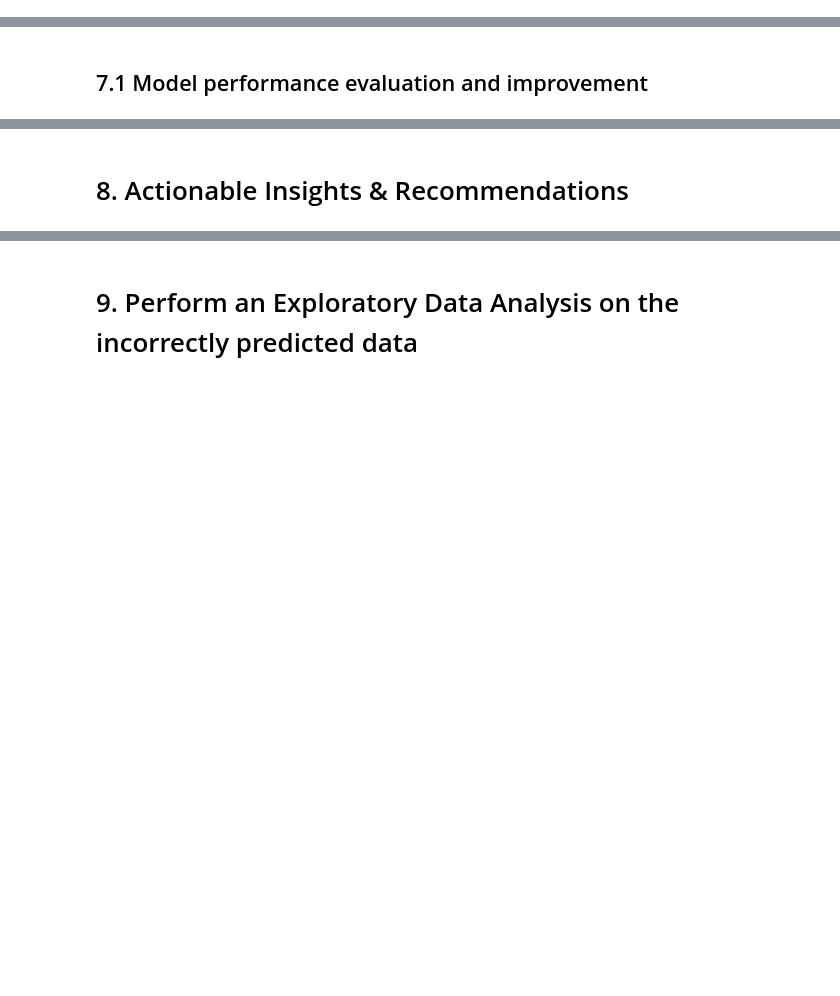
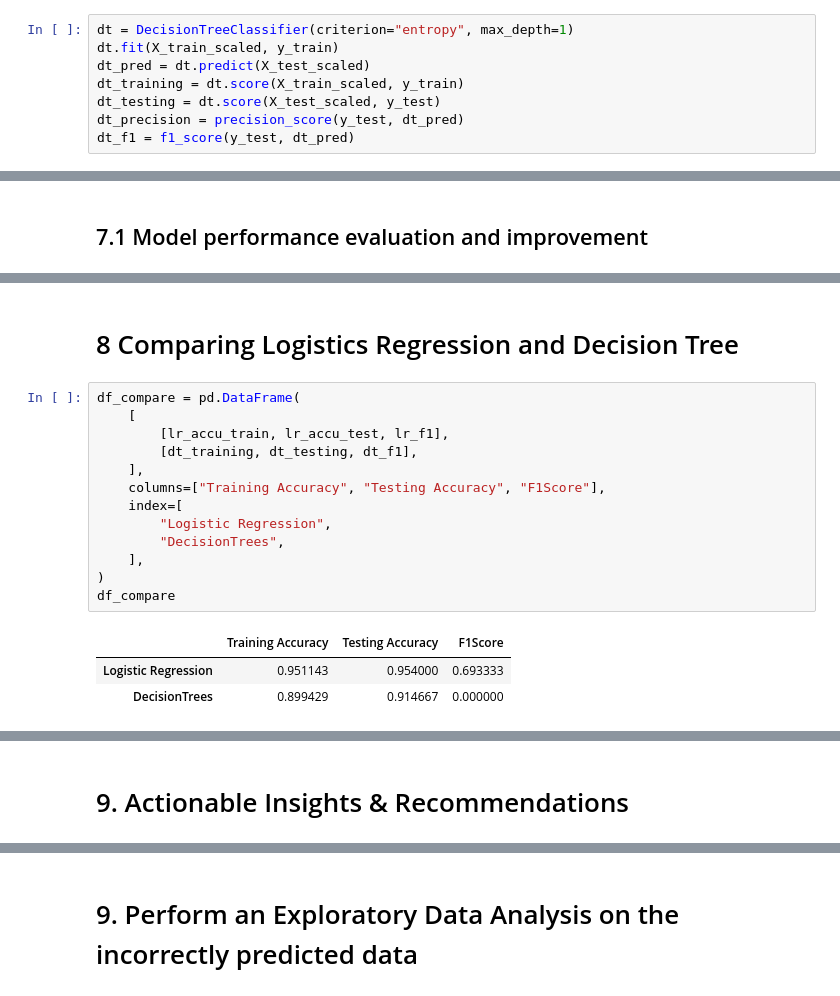
Before and after one commit to sirhomersimpson/pgp-aiml, a Jupyter notebook: supervised_learning_regression/Personal Loan Campaign Project.ipynb, the cells around one changed output, grey strips where cells are left out. Cells and saved outputs as stored; diff of their text form; blank space fills up the shorter version.

```diff
--- a/supervised_learning_regression/Personal Loan Campaign Project.ipynb
+++ b/supervised_learning_regression/Personal Loan Campaign Project.ipynb
@@ -568,2 +753,10 @@ plt.show()
 # %% [markdown]
 # 7. Model building - Decision Tree
+# %%
+dt = DecisionTreeClassifier(criterion="entropy", max_depth=1)
+dt.fit(X_train_scaled, y_train)
+dt_pred = dt.predict(X_test_scaled)
+dt_training = dt.score(X_train_scaled, y_train)
+dt_testing = dt.score(X_test_scaled, y_test)
+dt_precision = precision_score(y_test, dt_pred)
+dt_f1 = f1_score(y_test, dt_pred)
@@ -571,0 +785,19 @@ plt.show()
+# %% [markdown]
+# 8 Comparing Logistics Regression and Decision Tree
+# %%
+df_compare = pd.DataFrame(
+    [
+        [lr_accu_train, lr_accu_test, lr_f1],
+        [dt_training, dt_testing, dt_f1],
+    ],
+    columns=["Training Accuracy", "Testing Accuracy", "F1Score"],
+    index=[
+        "Logistic Regression",
+        "DecisionTrees",
+    ],
+)
+df_compare
+# %% [output]
+|  | Training Accuracy | Testing Accuracy | F1Score |
+| Logistic Regression | 0.951143 | 0.954000 | 0.693333 |
+| DecisionTrees | 0.899429 | 0.914667 | 0.000000 |
@@ -572,2 +807,2 @@ plt.show()
 # %% [markdown]
-# 8. Actionable Insights & Recommendations
+# 9. Actionable Insights & Recommendations
```
Also changed, not shown: parts of 52 cells of this notebook.
